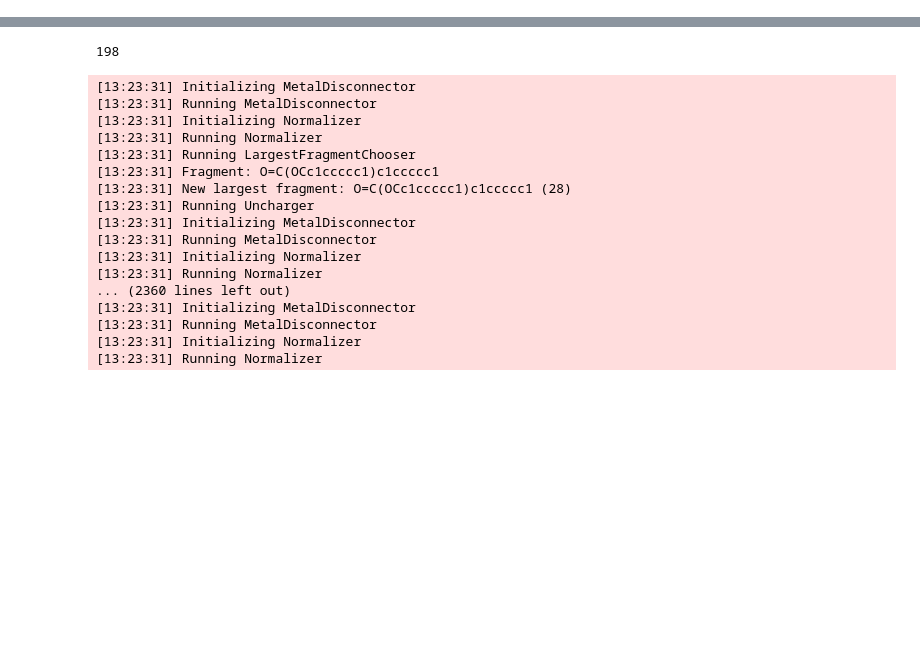
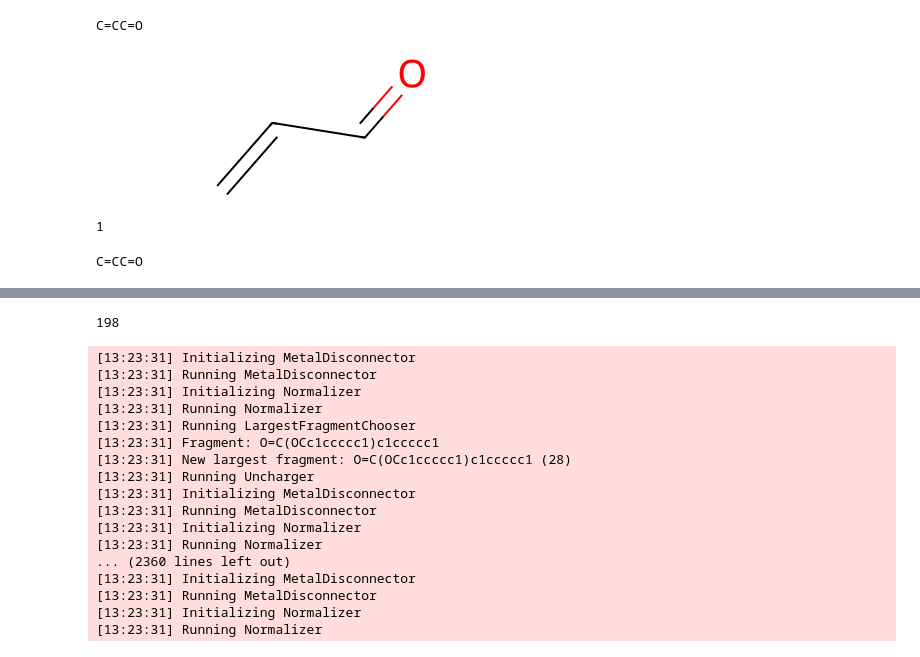
Before and after one commit to Cschiebroek/mdfptools, a Jupyter notebook: carl/sandbox.ipynb, the cells around one changed output, grey strips where cells are left out. Cells and saved outputs as stored; diff of their text form; code cells hidden in the pictures; blank space fills up the shorter version.

```diff
--- a/carl/sandbox.ipynb
+++ b/carl/sandbox.ipynb
@@ -0,0 +44,23 @@
+# %%
+#get molblock for confid 1335
+molblock = df[df['conf_id']==1335]['molblock'].tolist()
+mol = Chem.MolFromMolBlock(molblock[0])
+print(Chem.MolToSmiles(mol))
+mol
+# %% [output]
+C=CC=O
+[figure, added]
+# %%
+#get num rotatable bonds
+from rdkit.Chem import rdMolDescriptors
+rdMolDescriptors.CalcNumRotatableBonds(mol)
+# %% [output]
+1
+# %%
+from rdkit import Chem
+from rdkit.Chem.EnumerateStereoisomers import EnumerateStereoisomers, StereoEnumerationOptions
+isomers = tuple(EnumerateStereoisomers(mol))
+for smi in sorted(Chem.MolToSmiles(x, isomericSmiles=True) for x in isomers):
+    print(smi)
+# %% [output]
+C=CC=O
```
Also changed, not shown: parts of 4 cells of this notebook, 23 other files.
